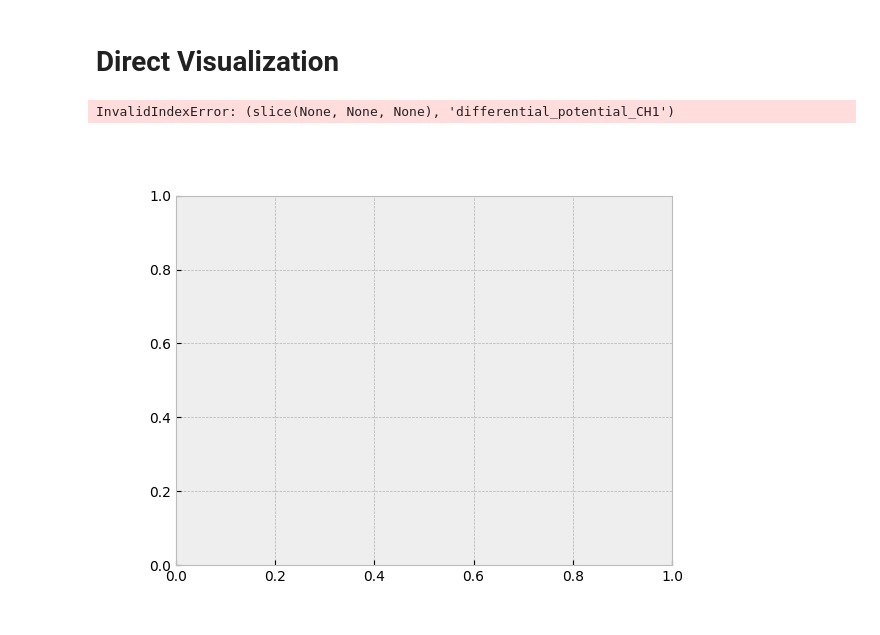
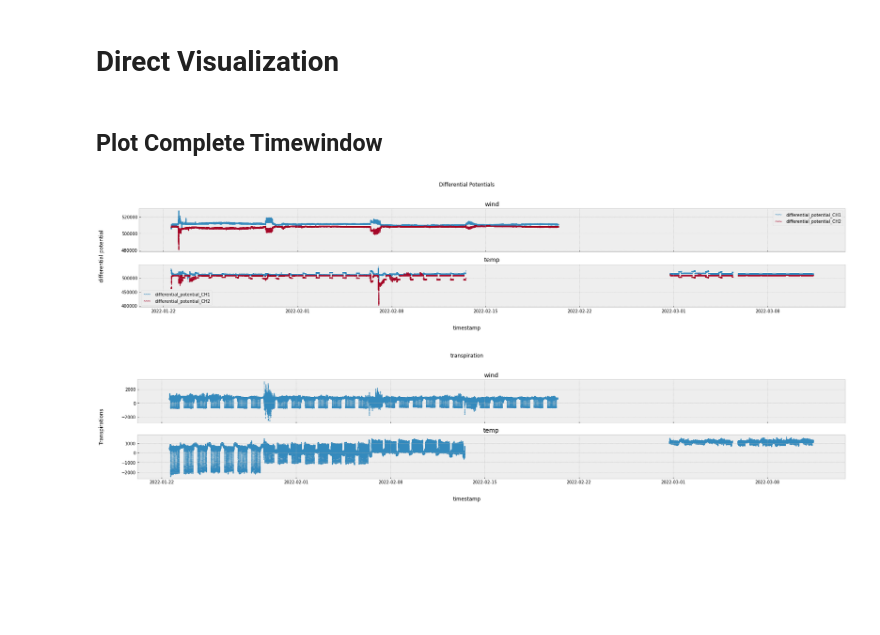
Before and after one commit to julianjandeleit/transformer-models-time-series-forecasting, a Jupyter notebook: notebooks/explorative_data_analysis.ipynb, the cells around one changed output. Cells and saved outputs as stored; diff of their text form; code cells hidden in the pictures; blank space fills up the shorter version.

Commit message:
better visualization

```diff
--- a/notebooks/explorative_data_analysis.ipynb
+++ b/notebooks/explorative_data_analysis.ipynb
@@ -16,6 +16,7 @@ def read_data(subdir: str):
     data = [x for x in (pl.Path(DATA_PATH)/subdir).iterdir() if x.suffix == ".csv"]
     data = [pd.read_csv(d) for d in data]
     data = pd.concat(data)
+    data["timestamp"] = pd.to_datetime(data["timestamp"])
     return data[["timestamp", "differential_potential_CH1", "differential_potential_CH2", "transpiration"]]
 
 data_temp = read_data("exp_Temperature")
@@ -51,8 +52,3 @@ transpiration                  int64
 dtype: object
 # %% [markdown]
 # Direct Visualization
-# %%
-def plot_differential_potential(df: pd.DataFrame):
-    fig, ax = plt.subplots()
-    ax.scatter(df.loc[:, "timestamp"].tolist(), df[:, "differential_potential_CH1"].tolist())
-    plt.show()
@@ -61,5 +54,0 @@ data_temp.loc[:,"differential_potential_CH1"].tolist();
-# %%
-plot_differential_potential(data_temp)
-# %% [output]
-InvalidIndexError: (slice(None, None, None), 'differential_potential_CH1')
-[figure, removed]
@@ -67,0 +55,38 @@ InvalidIndexError: (slice(None, None, None), 'differential_potential_CH1')
+# %%
+def plot_differential_potential(dfs: list[(pd.DataFrame, str)]):
+    fig, axs = plt.subplots(len(dfs),1, sharex=True)
+    fig.set_dpi(72)
+    fig.set_size_inches(25,5)
+    fig.suptitle("Differential Potentials")
+    fig.supylabel("differential potential")
+    fig.supxlabel("timestamp")
+    [[axs[i].scatter(df["timestamp"].tolist(), df[channel].tolist(),s=1, label=channel) for channel in ["differential_potential_CH1","differential_potential_CH2"]] for (i, (df, _)) in enumerate(dfs)]
+    for i, (_, name) in enumerate(dfs):
+        axs[i].set_title(name)
+        axs[i].legend(scatterpoints=10)
+    fig.tight_layout(rect=[0.03, 0.03, 1, 0.95])
+    plt.show()
+
+def plot_transpiration(dfs: list[(pd.DataFrame, str)]):
+    fig, axs = plt.subplots(len(dfs),1,sharex=True)
+    if type(axs) != np.ndarray:
+        axs=[axs]
+    fig.set_dpi(72)
+    fig.set_size_inches(25,5)
+    [axs[i].scatter(df["timestamp"].tolist(), df["transpiration"].tolist(),s=1, label=name) for (i, (df, name)) in enumerate(dfs)]
+    for i, (_, name) in enumerate(dfs):
+        axs[i].set_title(name)
+    fig.suptitle("transpiration")
+    fig.supxlabel("timestamp")
+    fig.supylabel("Transpirations")
+    fig.tight_layout(rect=[0.03, 0.03, 1, 0.95])
+    plt.show()
+# %% [markdown]
+## Plot Complete Timewindow
+# %%
+#takes 1-2 minutes
+plot_differential_potential([(data_wind, "wind"), (data_temp, "temp")])
+plot_transpiration([(data_wind, "wind"), (data_temp, "temp")])
+# %% [output]
+[figure, added]
+[figure, added]
```
Also changed, not shown: parts of 7 cells of this notebook.
